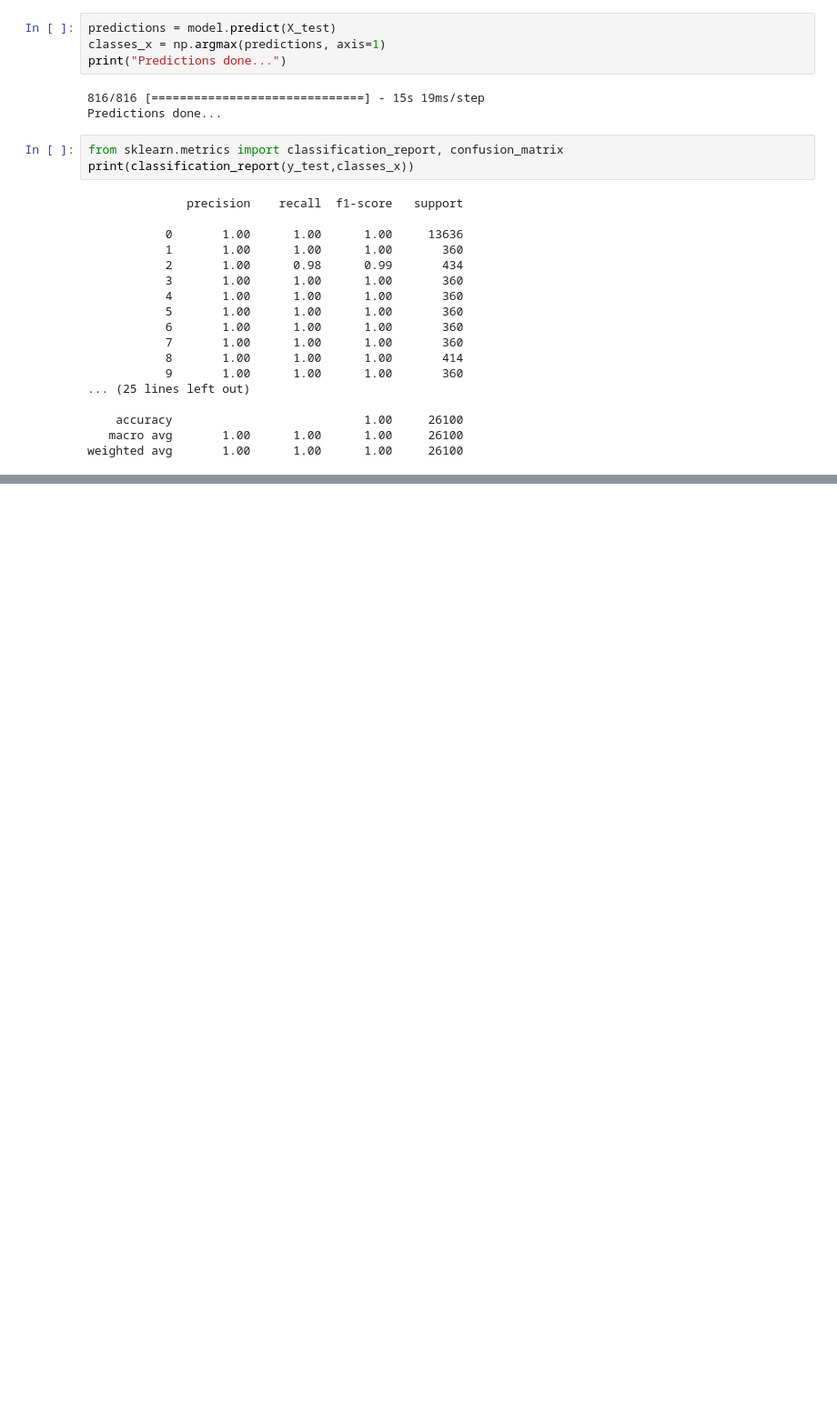
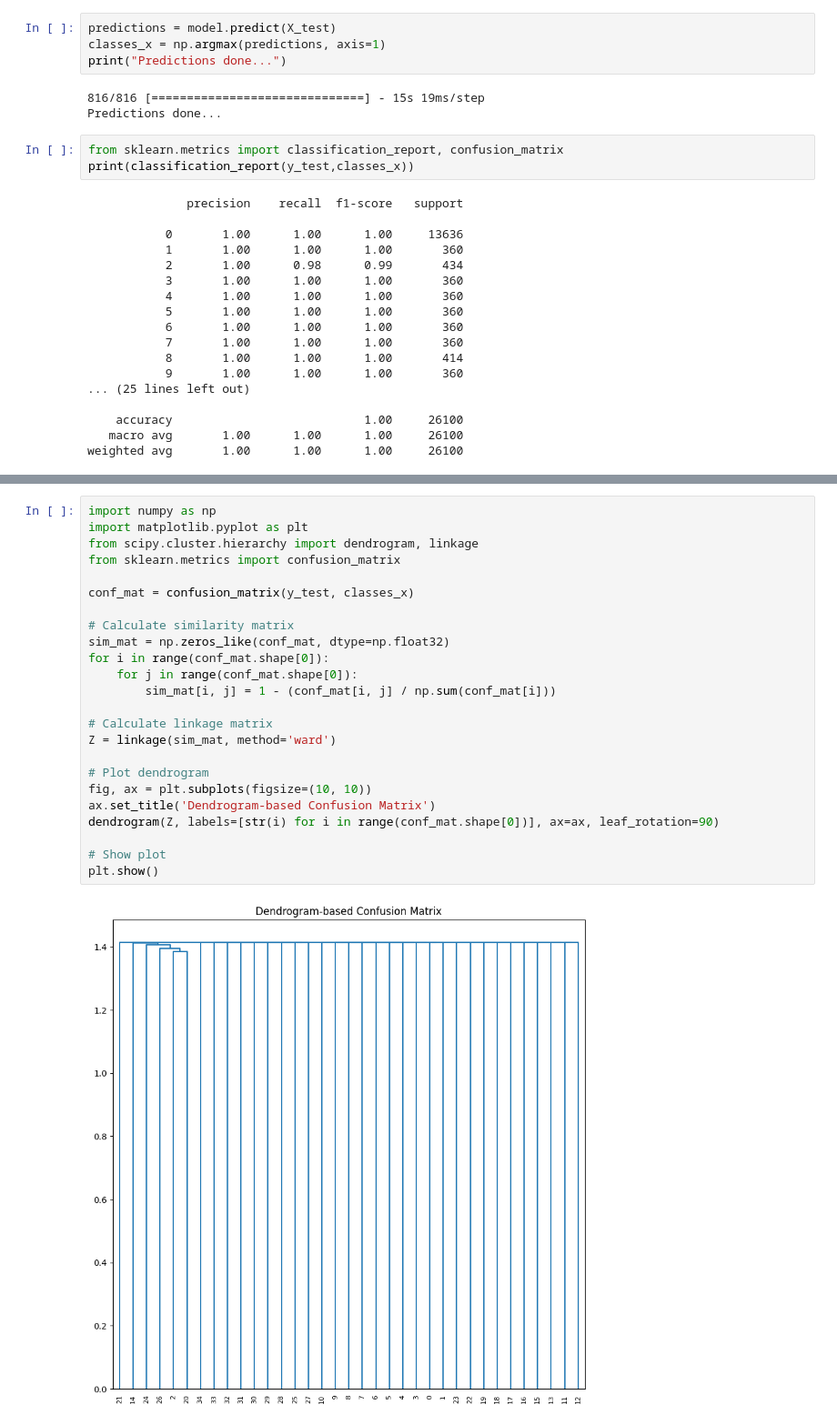
Before and after one commit to hg8116/Minor-Project, a Jupyter notebook: ISL-detection/index.ipynb, the cells around one changed output, grey strips where cells are left out. Shown at 91% size. Saved outputs shown, nothing was run; the diff lists cells and outputs as text; blank space fills up the shorter version.

```diff
--- a/ISL-detection/index.ipynb
+++ b/ISL-detection/index.ipynb
@@ -313,0 +380,26 @@ print(conf_mat)
+# %%
+import numpy as np
+import matplotlib.pyplot as plt
+from scipy.cluster.hierarchy import dendrogram, linkage
+from sklearn.metrics import confusion_matrix
+
+conf_mat = confusion_matrix(y_test, classes_x)
+
+# Calculate similarity matrix
+sim_mat = np.zeros_like(conf_mat, dtype=np.float32)
+for i in range(conf_mat.shape[0]):
+    for j in range(conf_mat.shape[0]):
+        sim_mat[i, j] = 1 - (conf_mat[i, j] / np.sum(conf_mat[i]))
+
+# Calculate linkage matrix
+Z = linkage(sim_mat, method='ward')
+
+# Plot dendrogram
+fig, ax = plt.subplots(figsize=(10, 10))
+ax.set_title('Dendrogram-based Confusion Matrix')
+dendrogram(Z, labels=[str(i) for i in range(conf_mat.shape[0])], ax=ax, leaf_rotation=90)
+
+# Show plot
+plt.show()
+# %% [output]
+[figure, added]
```
Also changed, not shown: parts of 3 cells of this notebook.
